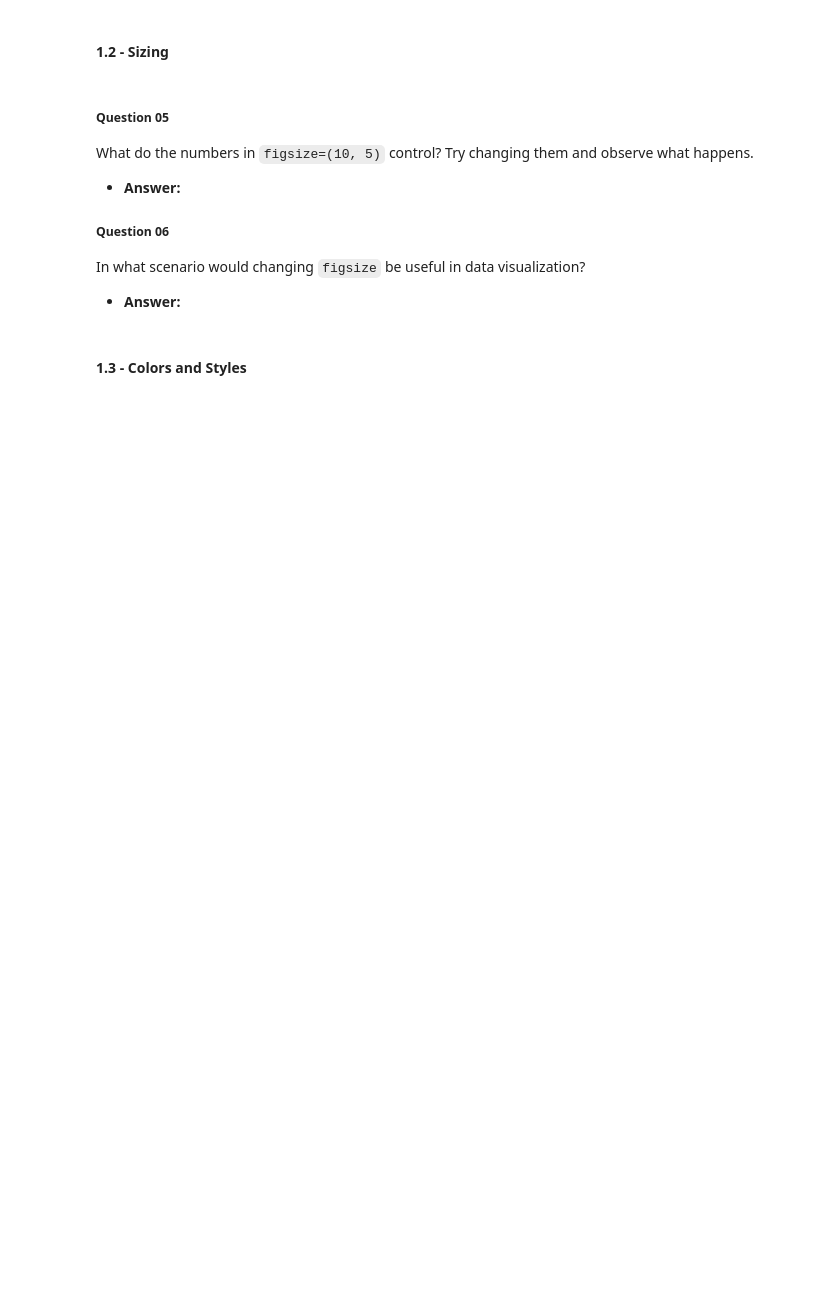
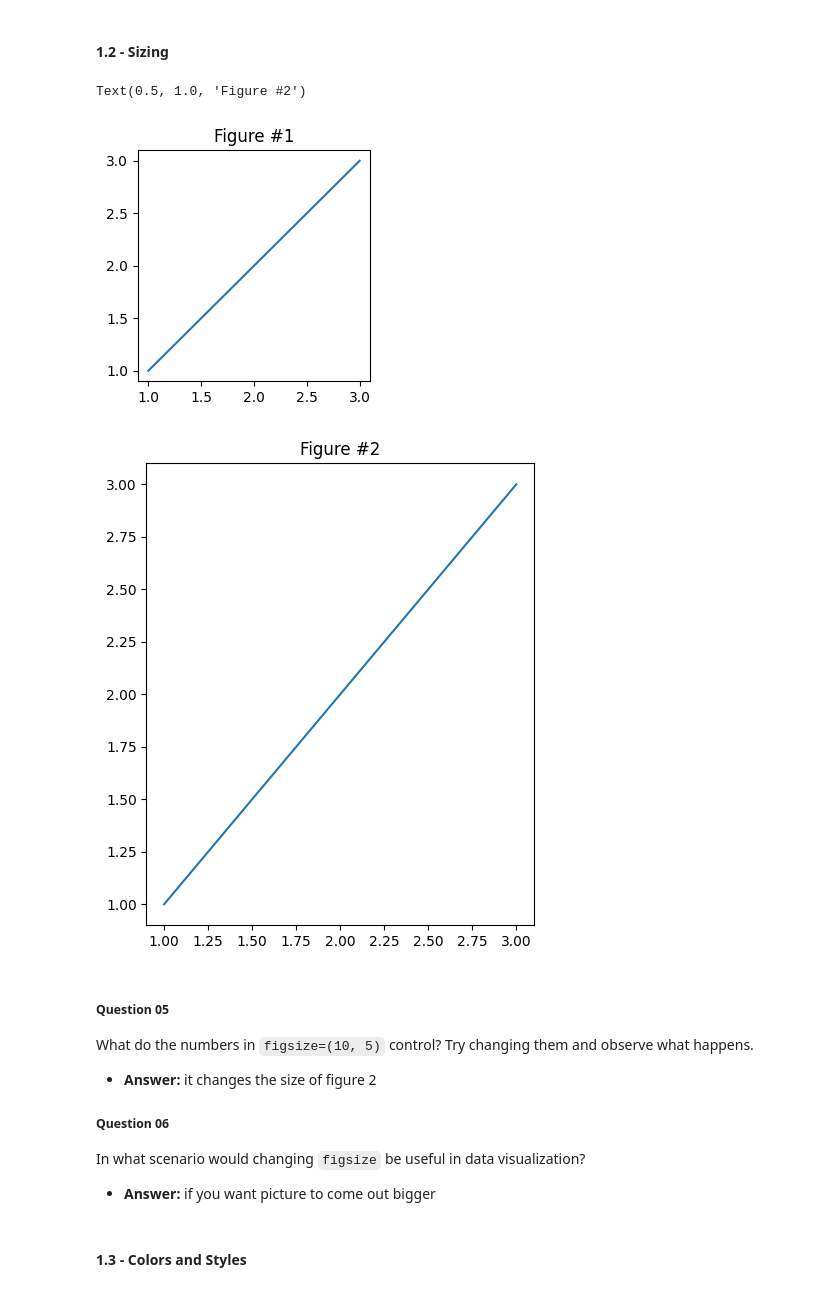
Before and after one commit to TIMPRO12/unit-3-data-science, a Jupyter notebook: 00_intro.ipynb, the cells around one changed output. Cells and saved outputs as stored; diff of their text form; code cells hidden in the pictures; blank space fills up the shorter version.

```diff
--- a/00_intro.ipynb
+++ b/00_intro.ipynb
@@ -130,19 +146,23 @@ What does the `plt.title()` function do? What happens if you comment it out?
 # %%
 plt.figure(figsize=(3, 3))
 plt.plot([1, 2, 3], [1, 2, 3])
 plt.title('Figure #1')
 
-plt.figure(figsize=(10, 5)
+plt.figure(figsize=(5, 6))
 plt.plot([1, 2, 3], [1, 2, 3])
 plt.title('Figure #2')
+# %% [output]
+Text(0.5, 1.0, 'Figure #2')
+[figure, added]
+[figure, added]
 # %% [markdown]
 ##### Question 05
 What do the numbers in `figsize=(10, 5)` control? Try changing them and observe what happens.
-- **Answer:**
+- **Answer:** it changes the size of figure 2
 
 ##### Question 06
 In what scenario would changing `figsize` be useful in data visualization?
-- **Answer:**
+- **Answer:** if you want picture to come out bigger
 # %% [markdown]
 #### 1.3 - Colors and Styles
 # %%
```
Also changed, not shown: parts of 10 cells of this notebook.
